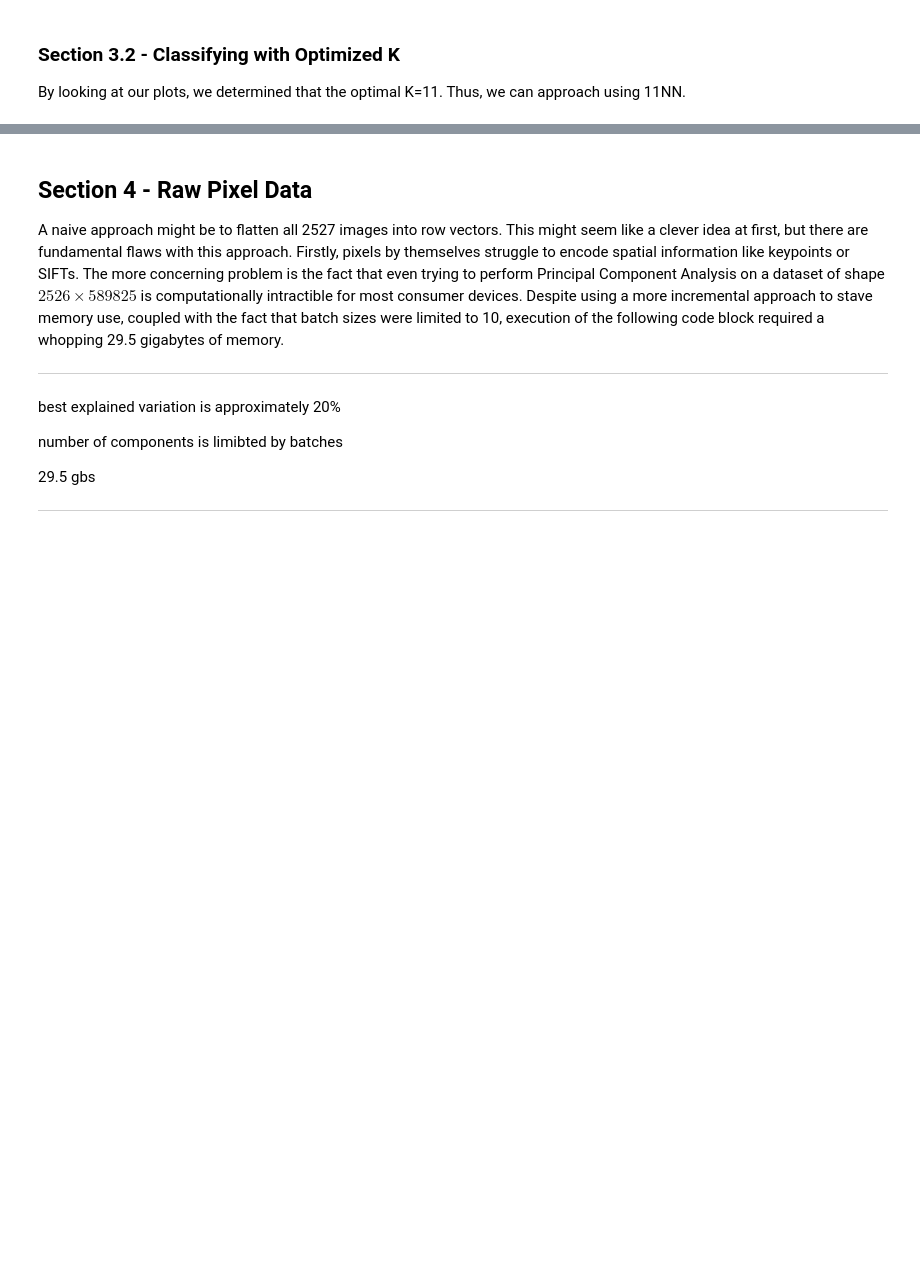
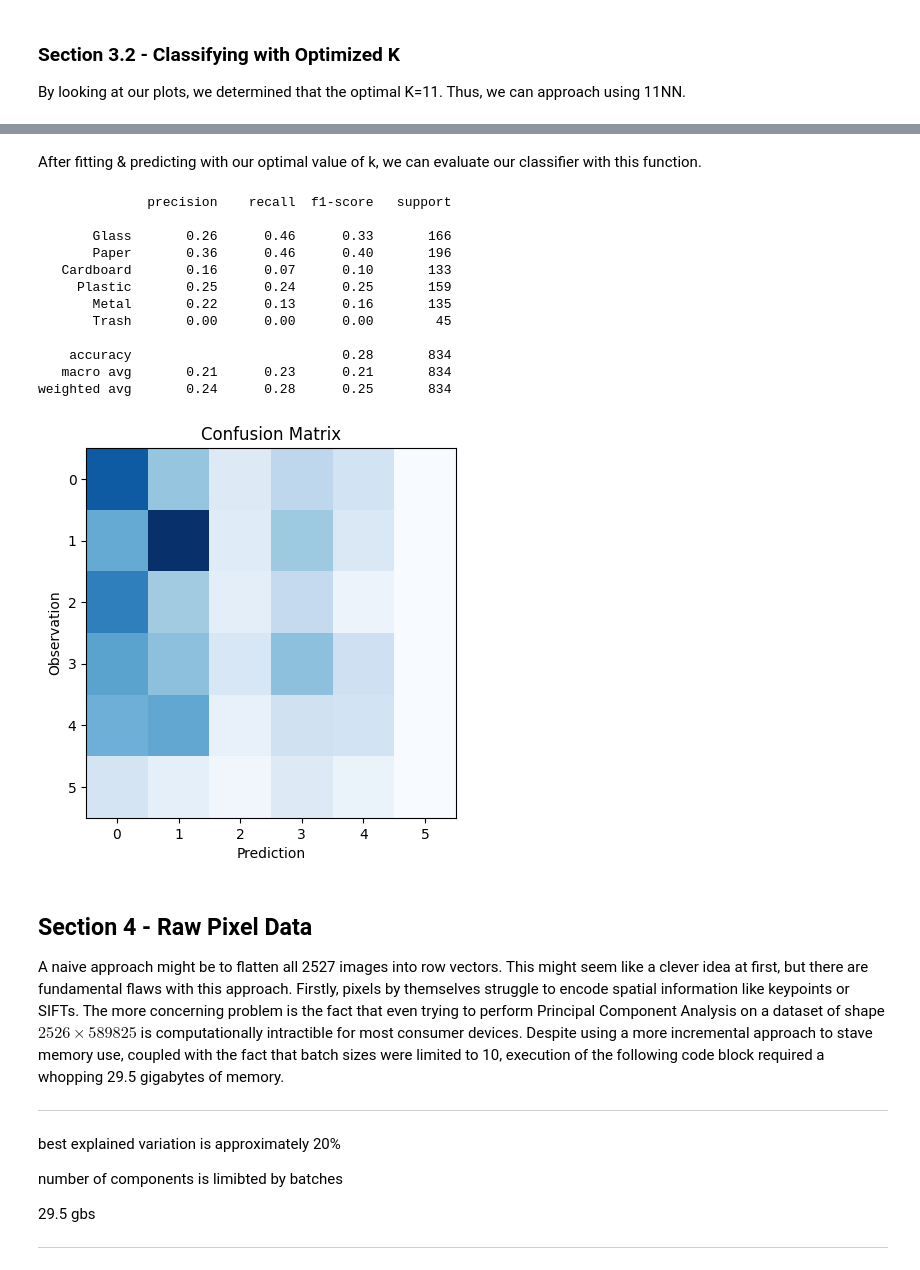
Before and after one commit to LukeIngram/MATH-318-Final-Project, a Jupyter notebook: notebooks/Challenge_2.ipynb, the cells around one changed output, grey strips where cells are left out. Drawn from its saved outputs; the diff is of its cells as text; code cells hidden in the pictures; blank space fills up the shorter version.

```diff
--- a/notebooks/Challenge_2.ipynb
+++ b/notebooks/Challenge_2.ipynb
@@ -206,14 +207,32 @@ NameError: name 'KNeighborsClassifier' is not defined
+# %% [markdown]
+After fitting & predicting with our optimal value of k, we can evaluate our classifier with this function.
 # %%
 # Compute evaluation given classification results
 def evaluate(Y_hat,Y_truth):
-    print(classification_report(Y_truth,Y_hat,TARGET_NAMES))
+    print(classification_report(Y_truth,Y_hat,target_names=TARGET_NAMES))
     cm = confusion_matrix(Y_truth, Y_hat)
     plt.imshow(cm, interpolation='nearest', cmap=plt.cm.Blues)
 
     plt.title("Confusion Matrix")
     plt.xlabel("Prediction")
     plt.ylabel("Observation")
     plt.show()
+
+evaluate(res,test_Y)
+# %% [output]
+              precision    recall  f1-score   support
+
+       Glass       0.26      0.46      0.33       166
+       Paper       0.36      0.46      0.40       196
+   Cardboard       0.16      0.07      0.10       133
+     Plastic       0.25      0.24      0.25       159
+       Metal       0.22      0.13      0.16       135
+       Trash       0.00      0.00      0.00        45
+
+    accuracy                           0.28       834
+   macro avg       0.21      0.23      0.21       834
+weighted avg       0.24      0.28      0.25       834
+[figure, added]
 # %% [markdown]
 ## **Section 4 - Raw Pixel Data**
 
```
Also changed, not shown: parts of 3 cells of this notebook.
